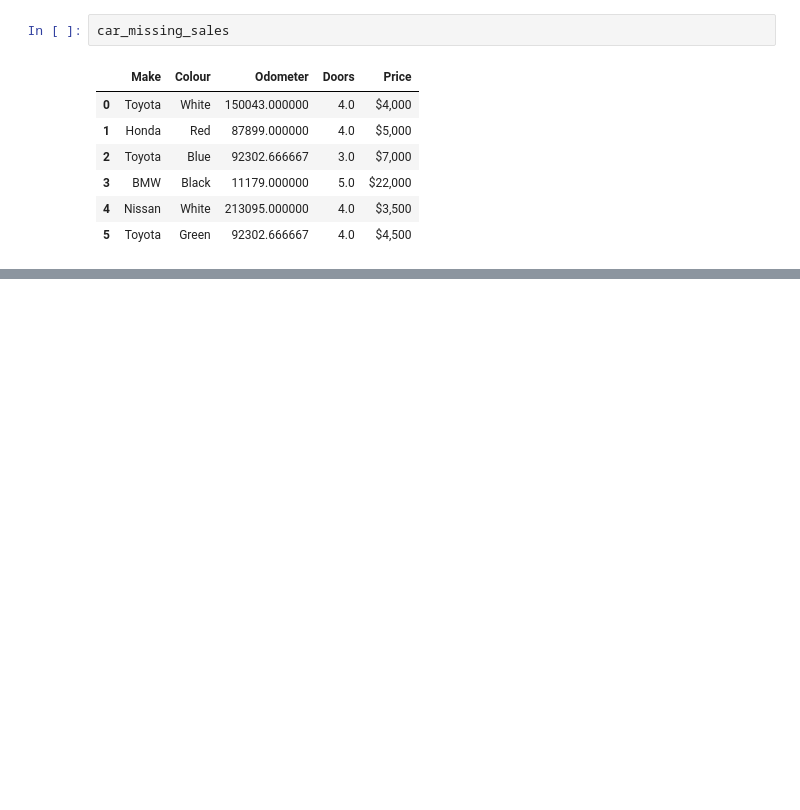
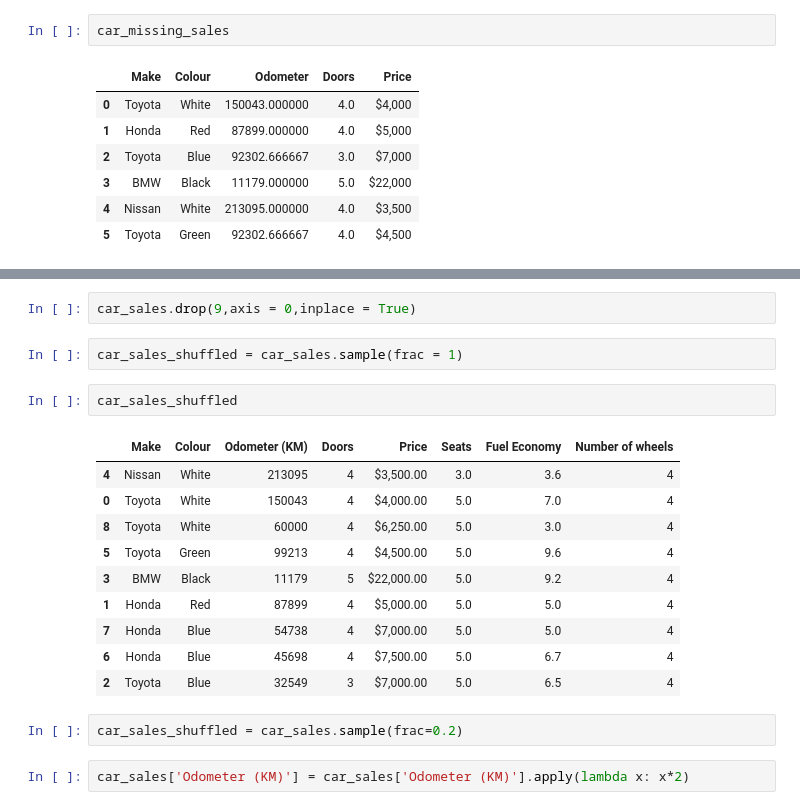
Before and after one commit to ShyamSundhar1411/My-ML-Notebooks, a Jupyter notebook: Pandas/Introduction-to-pandas.ipynb, the cells around one changed output, grey strips where cells are left out. Cells and saved outputs as stored; diff of their text form; blank space fills up the shorter version.

Commit message:
Apply

```diff
--- a/Pandas/Introduction-to-pandas.ipynb
+++ b/Pandas/Introduction-to-pandas.ipynb
@@ -412,0 +481,21 @@ car_missing_sales
+# %%
+car_sales.drop(9,axis = 0,inplace = True)
+# %%
+car_sales_shuffled = car_sales.sample(frac = 1)
+# %%
+car_sales_shuffled
+# %% [output]
+|  | Make | Colour | Odometer (KM) | Doors | Price | Seats | Fuel Economy | Number of wheels |
+| 4 | Nissan | White | 213095 | 4 | $3,500.00 | 3.0 | 3.6 | 4 |
+| 0 | Toyota | White | 150043 | 4 | $4,000.00 | 5.0 | 7.0 | 4 |
+| 8 | Toyota | White | 60000 | 4 | $6,250.00 | 5.0 | 3.0 | 4 |
+| 5 | Toyota | Green | 99213 | 4 | $4,500.00 | 5.0 | 9.6 | 4 |
+| 3 | BMW | Black | 11179 | 5 | $22,000.00 | 5.0 | 9.2 | 4 |
+| 1 | Honda | Red | 87899 | 4 | $5,000.00 | 5.0 | 5.0 | 4 |
+| 7 | Honda | Blue | 54738 | 4 | $7,000.00 | 5.0 | 5.0 | 4 |
+| 6 | Honda | Blue | 45698 | 4 | $7,500.00 | 5.0 | 6.7 | 4 |
+| 2 | Toyota | Blue | 32549 | 3 | $7,000.00 | 5.0 | 6.5 | 4 |
+# %%
+car_sales_shuffled = car_sales.sample(frac=0.2)
+# %%
+car_sales['Odometer (KM)'] = car_sales['Odometer (KM)'].apply(lambda x: x*2)
```
Also changed, not shown: parts of 11 cells of this notebook.
